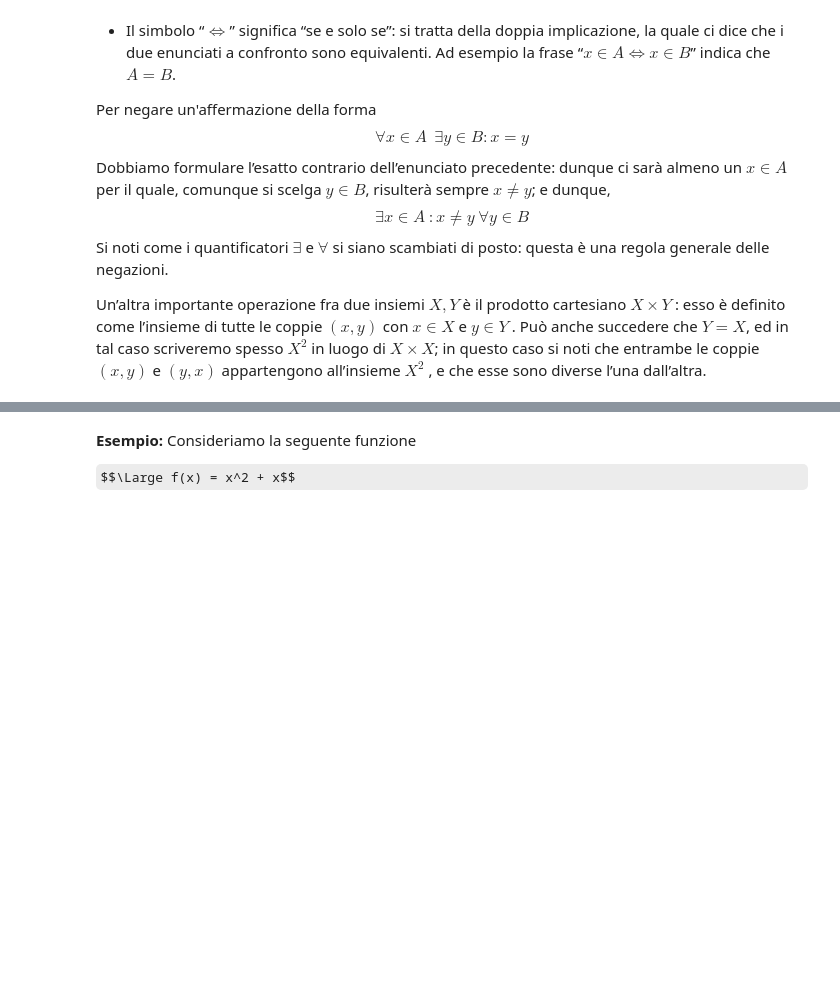
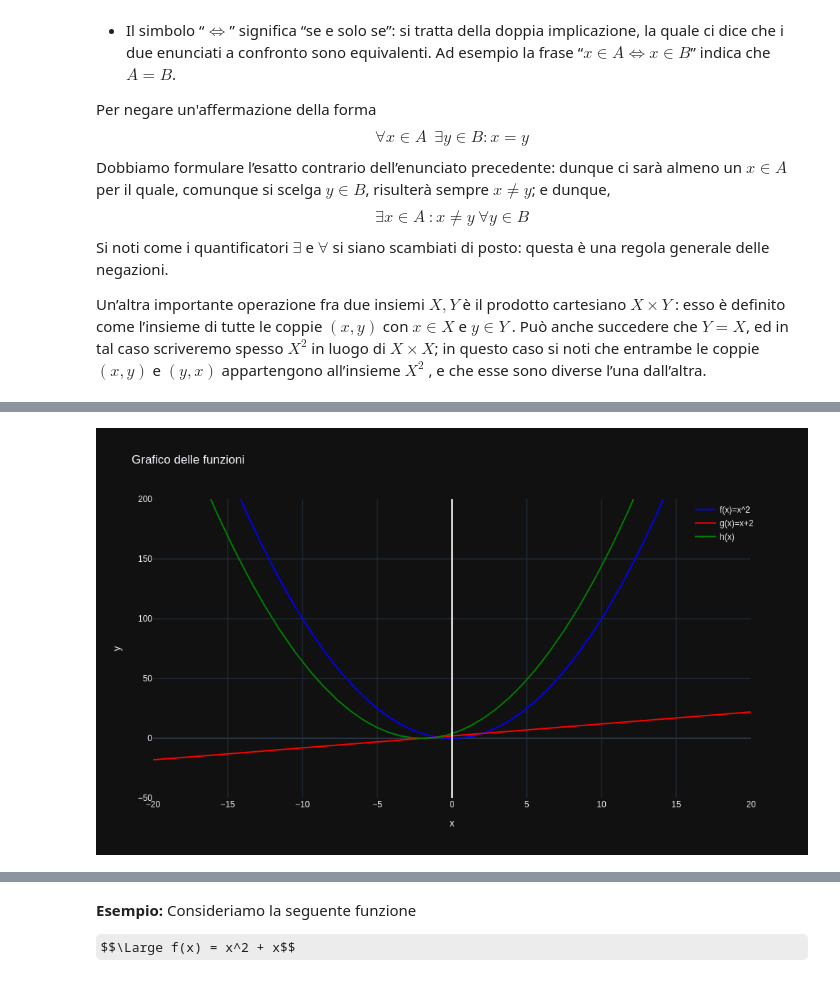
Before and after one commit to lorenzo-arcioni/MachineLearning-training, a Jupyter notebook: Calculus/calculus-1.ipynb, the cells around one changed output, grey strips where cells are left out. Drawn from its saved outputs; the diff is of its cells as text; code cells hidden in the pictures; some formulas as TeX source; blank space fills up the shorter version.

```diff
--- a/Calculus/calculus-1.ipynb
+++ b/Calculus/calculus-1.ipynb
@@ -189,35 +189,37 @@ fig = go.Figure()
 
 # Add f(x) = x^2 to the plot with a specific color and a shaded area under the curve
 fig.add_trace(go.Scatter(x=x, y=y1, name="f(x)=x^2", line=dict(color="blue")))
 
 # Add f(x) = x + 2 to the plot with a different color and a shaded area under the curve
 fig.add_trace(go.Scatter(x=x, y=y2, name="g(x)=x+2", line=dict(color="red")))
 
 # Add the composition f(f(x)) to the plot with another color and a shaded area under the curve
 fig.add_trace(go.Scatter(x=x, y=y3, name="h(x)", line=dict(color="green")))
 
 # Add a vertical line at x=0
 fig.add_shape(
     dict(type="line", x0=0, x1=0, y0=-50, y1=max(y1), line=dict(color="white"))
 )
 
 # Update title and axis labels
 fig.update_layout(
     title="Grafico delle funzioni",
     xaxis_title="x",
     yaxis_title="y",
     width=1000,
     height=600,
-    legend=dict(x=0.02, y=0.95),
+    legend=dict(x=0.9, y=1),
     template='plotly_dark'
 )
 
 # Set graph layout options
 fig.update_xaxes(range=[-20, 20])
 fig.update_yaxes(range=[-50, 200])
 
 # Show the Plotly figure
-fig.show()
+fig.show("png")
+# %% [output]
+[figure, added]
 # %% [markdown]
 #### Iniettività
 Una funzione si dice iniettiva se a punti distinti vengono associate immagini distinte, ovvero se
```
